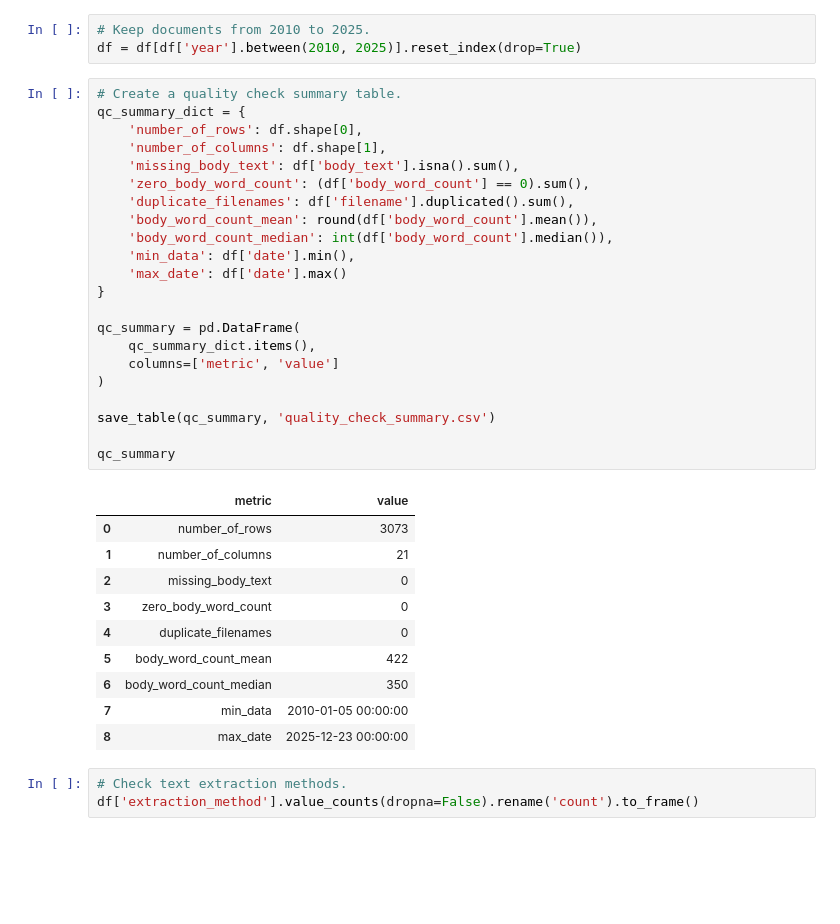
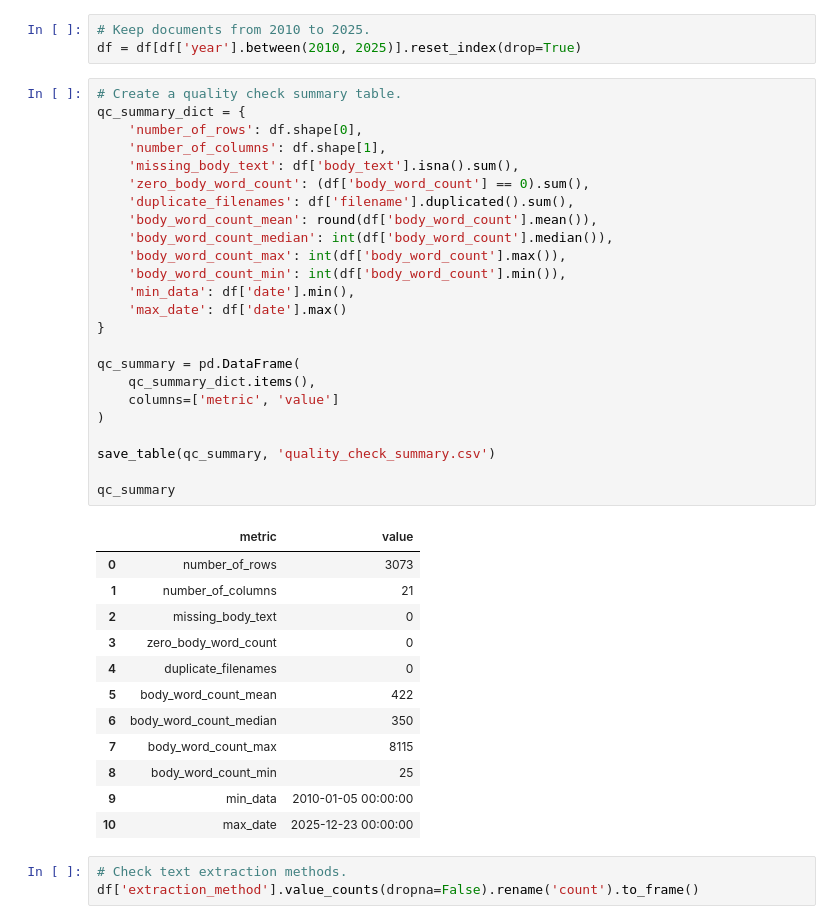
Before and after one commit to YoungbokYi/Text-Mining-FCC-Documents, a Jupyter notebook: Trend_Analysis.ipynb, the cells around one changed output. Cells and saved outputs as stored; diff of their text form; blank space fills up the shorter version.

```diff
--- a/Trend_Analysis.ipynb
+++ b/Trend_Analysis.ipynb
@@ -96,35 +96,39 @@ df = df[df['year'].between(2010, 2025)].reset_index(drop=True)
 # Create a quality check summary table.
 qc_summary_dict = {
     'number_of_rows': df.shape[0],
     'number_of_columns': df.shape[1],
     'missing_body_text': df['body_text'].isna().sum(),
     'zero_body_word_count': (df['body_word_count'] == 0).sum(),
     'duplicate_filenames': df['filename'].duplicated().sum(),
     'body_word_count_mean': round(df['body_word_count'].mean()),
     'body_word_count_median': int(df['body_word_count'].median()),
+    'body_word_count_max': int(df['body_word_count'].max()),
+    'body_word_count_min': int(df['body_word_count'].min()),
     'min_data': df['date'].min(),
     'max_date': df['date'].max()
 }
 
 qc_summary = pd.DataFrame(
     qc_summary_dict.items(),
     columns=['metric', 'value']
 )
 
 save_table(qc_summary, 'quality_check_summary.csv')
 
 qc_summary
 # %% [output]
 |  | metric | value |
 | 0 | number_of_rows | 3073 |
 | 1 | number_of_columns | 21 |
 | 2 | missing_body_text | 0 |
 | 3 | zero_body_word_count | 0 |
 | 4 | duplicate_filenames | 0 |
 | 5 | body_word_count_mean | 422 |
 | 6 | body_word_count_median | 350 |
-| 7 | min_data | 2010-01-05 00:00:00 |
-| 8 | max_date | 2025-12-23 00:00:00 |
+| 7 | body_word_count_max | 8115 |
+| 8 | body_word_count_min | 25 |
+| 9 | min_data | 2010-01-05 00:00:00 |
+| 10 | max_date | 2025-12-23 00:00:00 |
 # %%
 # Check text extraction methods.
 df['extraction_method'].value_counts(dropna=False).rename('count').to_frame()
```
Also changed, not shown: parts of 40 cells of this notebook.
